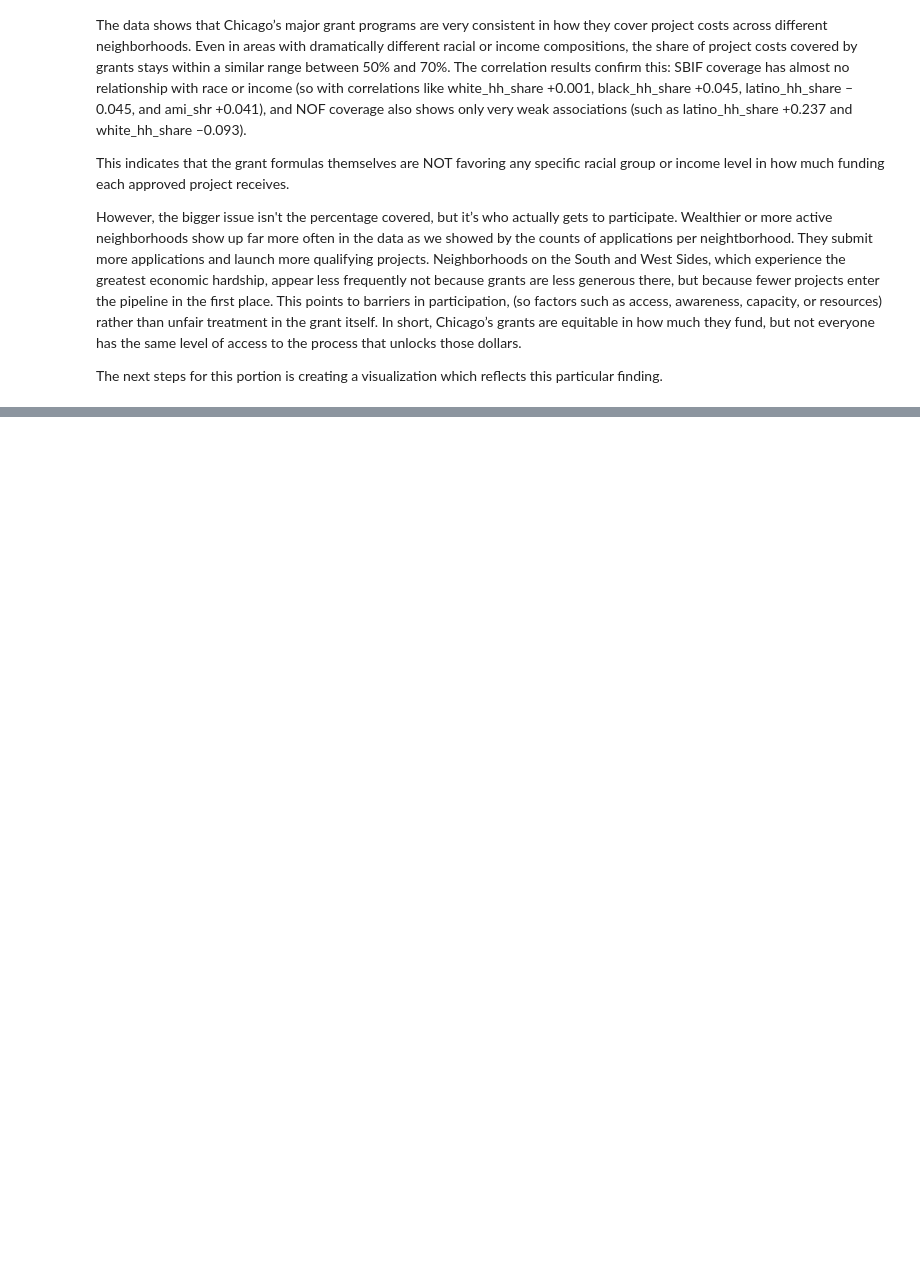
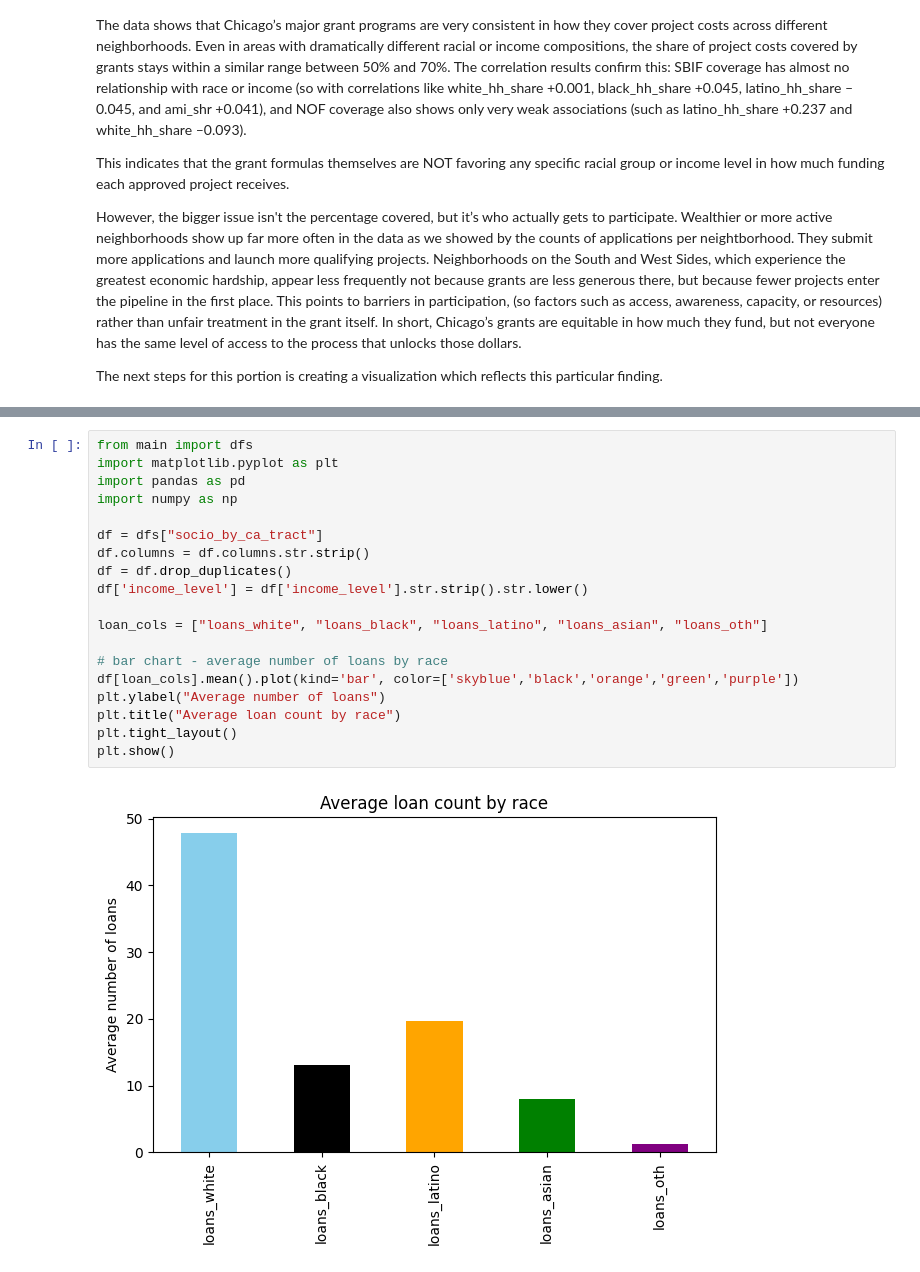
Before and after one commit to supernova37452/418Project-MoneyMapping, a Jupyter notebook: GrantsAnaylsis.ipynb, the cells around one changed output, grey strips where cells are left out. Saved outputs shown, nothing was run; the diff lists cells and outputs as text; blank space fills up the shorter version.

```diff
--- a/GrantsAnaylsis.ipynb
+++ b/GrantsAnaylsis.ipynb
@@ -345,0 +472,21 @@ The next steps for this portion is creating a visualization which reflects this
+# %%
+from main import dfs
+import matplotlib.pyplot as plt
+import pandas as pd
+import numpy as np
+
+df = dfs["socio_by_ca_tract"]
+df.columns = df.columns.str.strip()
+df = df.drop_duplicates()
+df['income_level'] = df['income_level'].str.strip().str.lower()
+
+loan_cols = ["loans_white", "loans_black", "loans_latino", "loans_asian", "loans_oth"]
+
+# bar chart - average number of loans by race
+df[loan_cols].mean().plot(kind='bar', color=['skyblue','black','orange','green','purple'])
+plt.ylabel("Average number of loans")
+plt.title("Average loan count by race")
+plt.tight_layout()
+plt.show()
+# %% [output]
+[figure, added]
```
Also changed, not shown: parts of 25 cells of this notebook, 3 other files.
